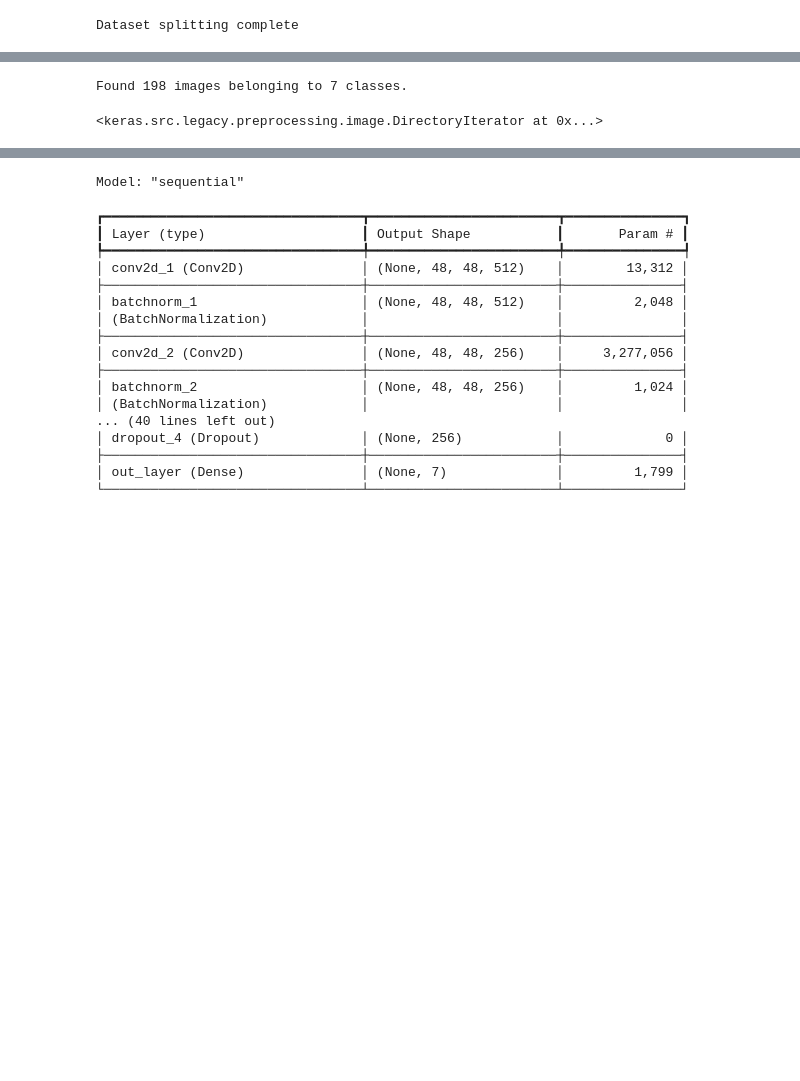
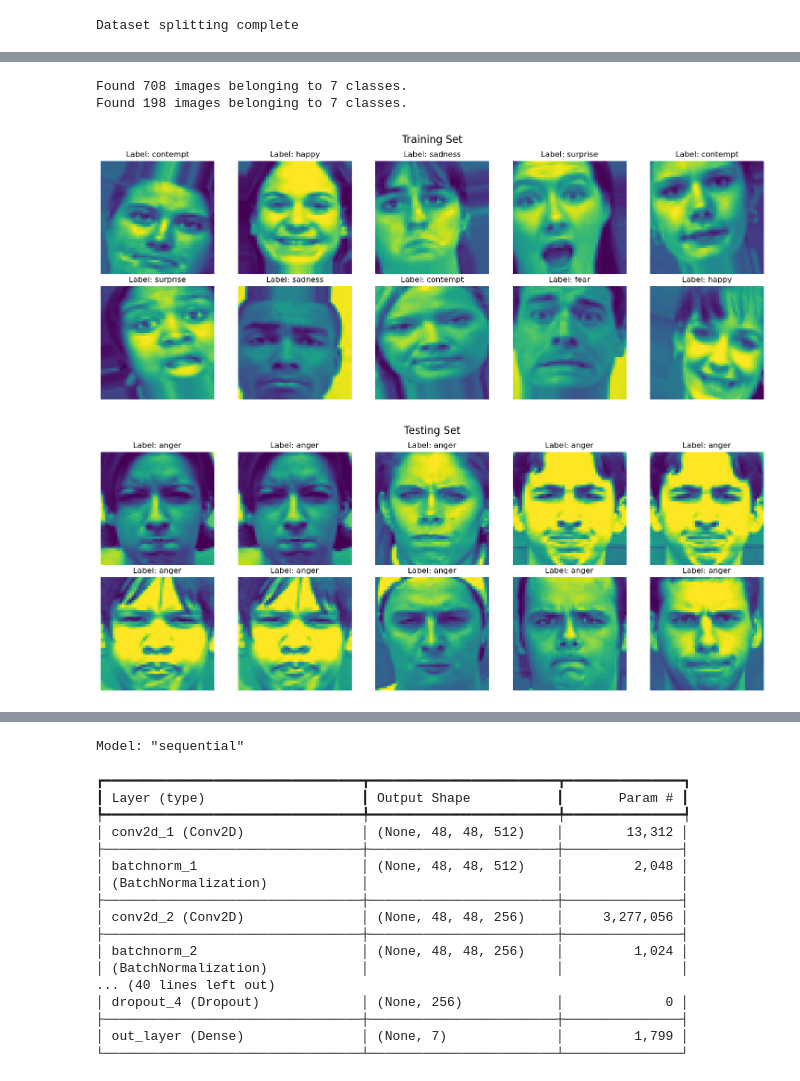
Before and after one commit to raj91ravi/Facial-Emotion-Recognition, a Jupyter notebook: FER_CK+.ipynb, the cells around one changed output, grey strips where cells are left out. Drawn from its saved outputs; the diff is of its cells as text; code cells hidden in the pictures; blank space fills up the shorter version.

```diff
--- a/FER_CK+.ipynb
+++ b/FER_CK+.ipynb
@@ -122,26 +99,54 @@ Found 783 images belonging to 7 classes.
 # %%
-# Initialize an ImageDataGenerator for test data with rescaling
+# Reading the training data from directory
 
-test_data_generator = ImageDataGenerator(rescale=1./255)
+traingen= trdatagen.flow_from_directory(
+    'ck+_train',
+    target_size=img_size,
+    batch_size=bth_size,
+    color_mode='grayscale',
+    class_mode='categorical',
+    shuffle=True,
+    subset='training')
 
-# Creates a data generator for the test dataset
+# Reading the testing data from directory
 
-fer_test_data = test_data_generator.flow_from_directory(
+testgen = tedatagen.flow_from_directory(
     'ck+_test',
-    target_size = (48, 48),  # Resizes images to 48x48 pixels
-    batch_size = 64,
-    color_mode = 'grayscale',
-    class_mode = 'categorical'
+    target_size=img_size,
+    batch_size=bth_size,
+    color_mode='grayscale',
+    class_mode='categorical',
+    shuffle=False
 )
-
-# fer_test_data is now a generator that yields batches of test images and their labels
-fer_test_data
 # %% [output]
+Found 708 images belonging to 7 classes.
 Found 198 images belonging to 7 classes.
-<keras.src.legacy.preprocessing.image.DirectoryIterator at 0x...>
 # %%
-## Initializing a list of optimizers with specific configurations
-optims = [
-    optimizers.Nadam(learning_rate=0.001, beta_1=0.9, beta_2=0.999, epsilon=1e-07, name='Nadam'),
-    optimizers.Adam(0.001),
-]
+# Displaying the training and testing datsets (only 5 images from each dataset)
+
+def plot_images_from_generator(generator, title, num_images=5, images_per_row=5):
+    images, labels = next(generator)
+    images = images[:num_images]
+    labels = labels[:num_images]
+    num_rows = (num_images + images_per_row - 1) // images_per_row
+    fig, axes = plt.subplots(num_rows, images_per_row, figsize=(15, 3 * num_rows))
+    fig.suptitle(title, fontsize=16)
+    axes = axes.flatten()
+    for i in range(num_images):
+        img = images[i]
+        label = labels[i]
+        axes[i].imshow(img)
+        axes[i].axis('off')
+        axes[i].set_title(f"Label: {list(generator.class_indices.keys())[label.argmax()]}")
+
+    for j in range(num_images, len(axes)):
+        axes[j].axis('off')
+
+    plt.tight_layout()
+    plt.show()
+
+plot_images_from_generator(traingen, "Training Set", num_images=10, images_per_row=5)
+plot_images_from_generator(testgen, "Testing Set", num_images=10, images_per_row=5)
+# %% [output]
+[figure, added]
+[figure, added]
```
Also changed, not shown: parts of 12 cells of this notebook.
